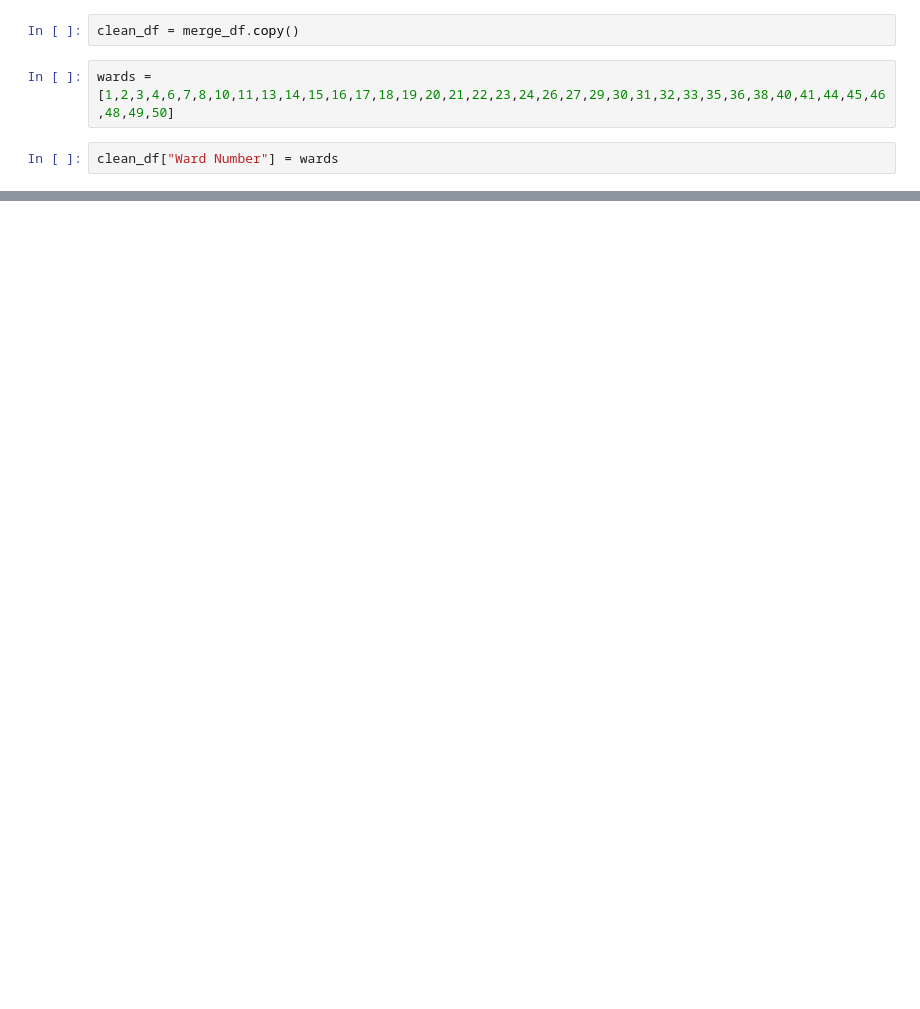
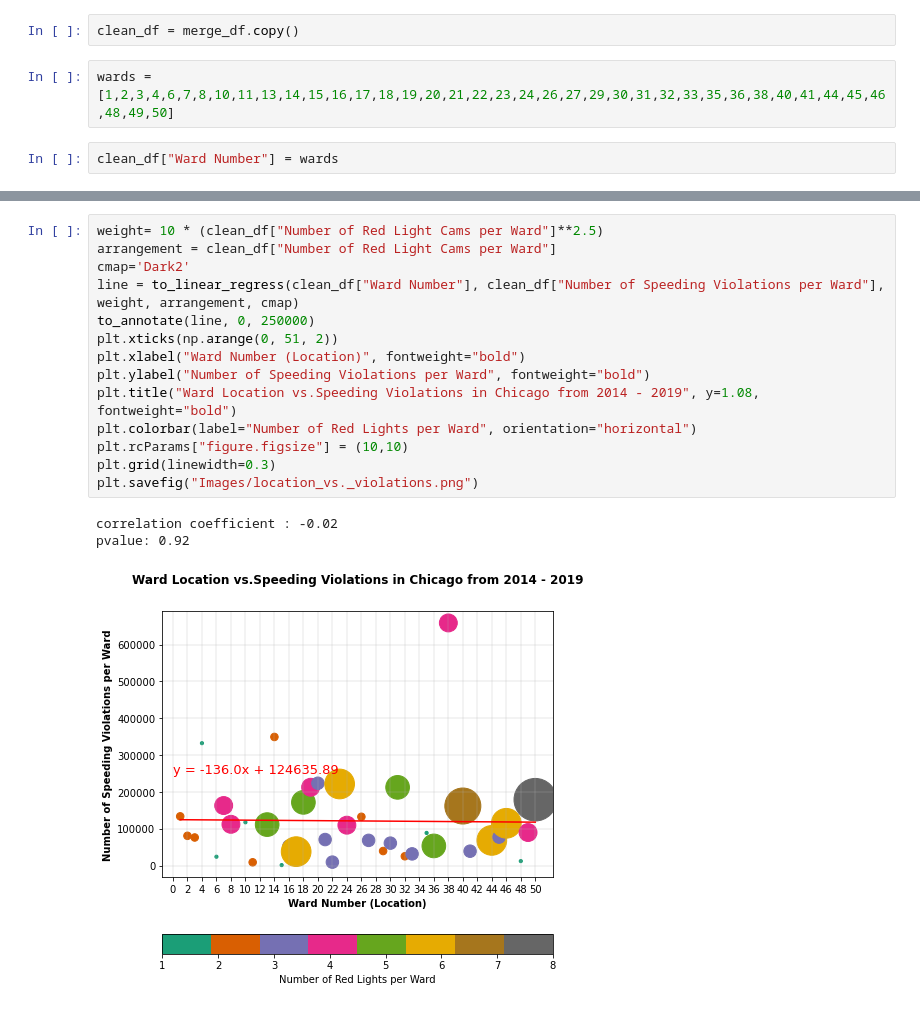
Before and after one commit to michaeldduszynski/Group-4-, a Jupyter notebook: correlation_red_speeding.ipynb, the cells around one changed output, grey strips where cells are left out. Drawn from its saved outputs; the diff is of its cells as text; blank space fills up the shorter version.

```diff
--- a/correlation_red_speeding.ipynb
+++ b/correlation_red_speeding.ipynb
@@ -121,3 +114,21 @@ Index(['Number of Red Light Cams per Ward',
+# %%
+weight= 10 * (clean_df["Number of Red Light Cams per Ward"]**2.5)
+arrangement = clean_df["Number of Red Light Cams per Ward"]
+cmap='Dark2'
+line = to_linear_regress(clean_df["Ward Number"], clean_df["Number of Speeding Violations per Ward"], weight, arrangement, cmap)
+to_annotate(line, 0, 250000)
+plt.xticks(np.arange(0, 51, 2))
+plt.xlabel("Ward Number (Location)", fontweight="bold")
+plt.ylabel("Number of Speeding Violations per Ward", fontweight="bold")
+plt.title("Ward Location vs.Speeding Violations in Chicago from 2014 - 2019", y=1.08, fontweight="bold")
+plt.colorbar(label="Number of Red Lights per Ward", orientation="horizontal")
+plt.rcParams["figure.figsize"] = (10,10)
+plt.grid(linewidth=0.3)
+plt.savefig("Images/location_vs._violations.png")
+# %% [output]
+correlation coefficient : -0.02
+pvalue: 0.92
+[figure, added]
 # %%
 X = clean_df[["Ward Number", "Number of Red Light Cams per Ward"]]
 y = clean_df["Number of Speeding Violations per Ward"]
```
Also changed, not shown: parts of 12 cells of this notebook.
